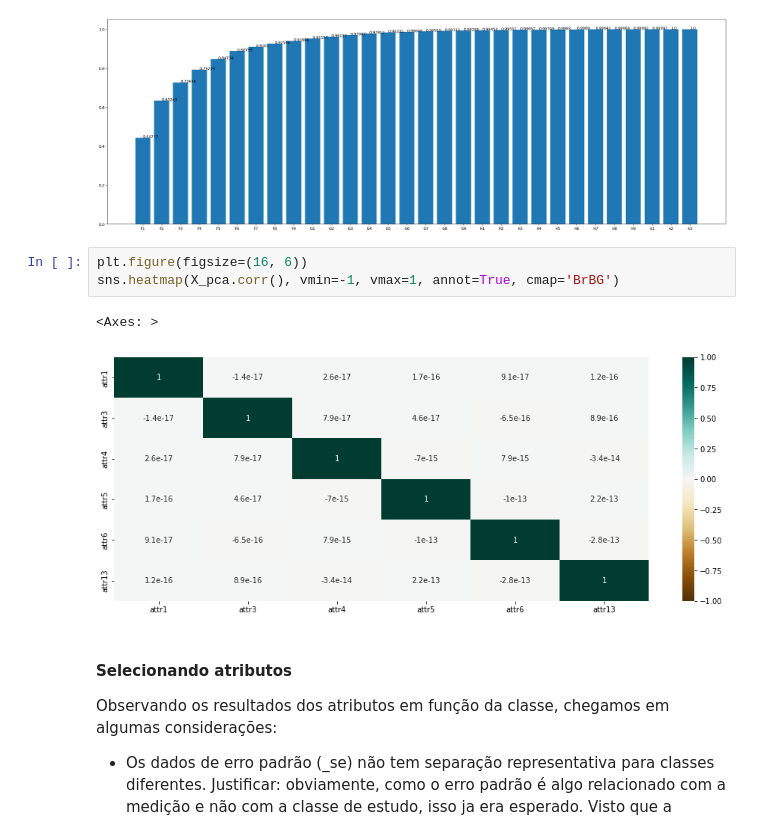
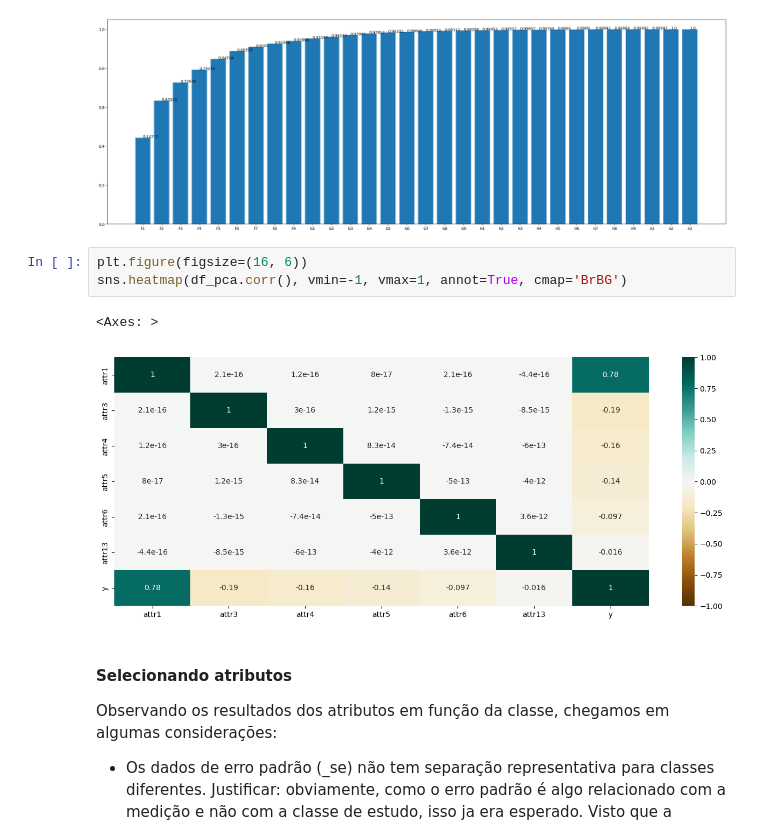
Before and after one commit to carlospcneto/AM-2023-1, a Jupyter notebook: Trabalho1.ipynb, the cells around one changed output. Drawn from its saved outputs; the diff is of its cells as text.

```diff
--- a/Trabalho1.ipynb
+++ b/Trabalho1.ipynb
@@ -360,10 +375,10 @@ plt.show()
 [figure]
 # %%
 plt.figure(figsize=(16, 6))
-sns.heatmap(X_pca.corr(), vmin=-1, vmax=1, annot=True, cmap='BrBG')
+sns.heatmap(df_pca.corr(), vmin=-1, vmax=1, annot=True, cmap='BrBG')
 # %% [output]
 <Axes: >
-[figure, old version]
+[figure, new version]
 # %% [markdown]
 #### Selecionando atributos ####
 
```
Also changed, not shown: parts of 7 cells of this notebook.
